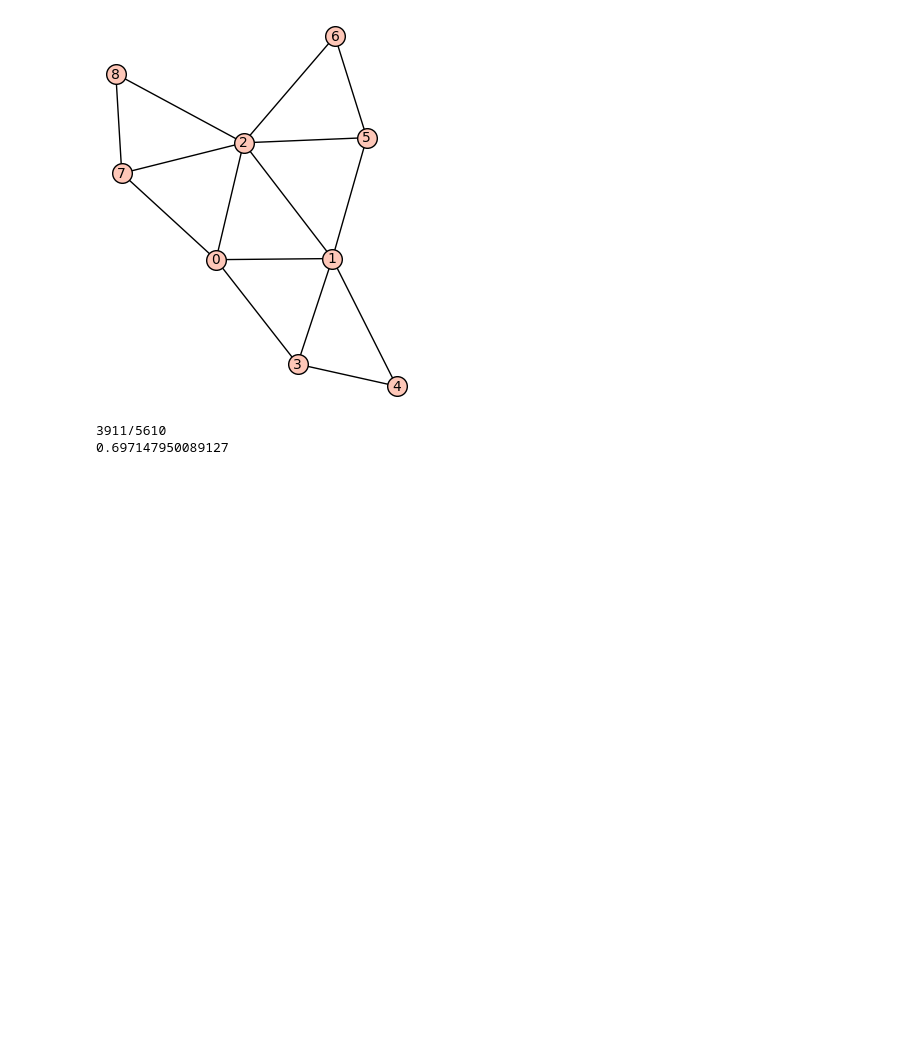
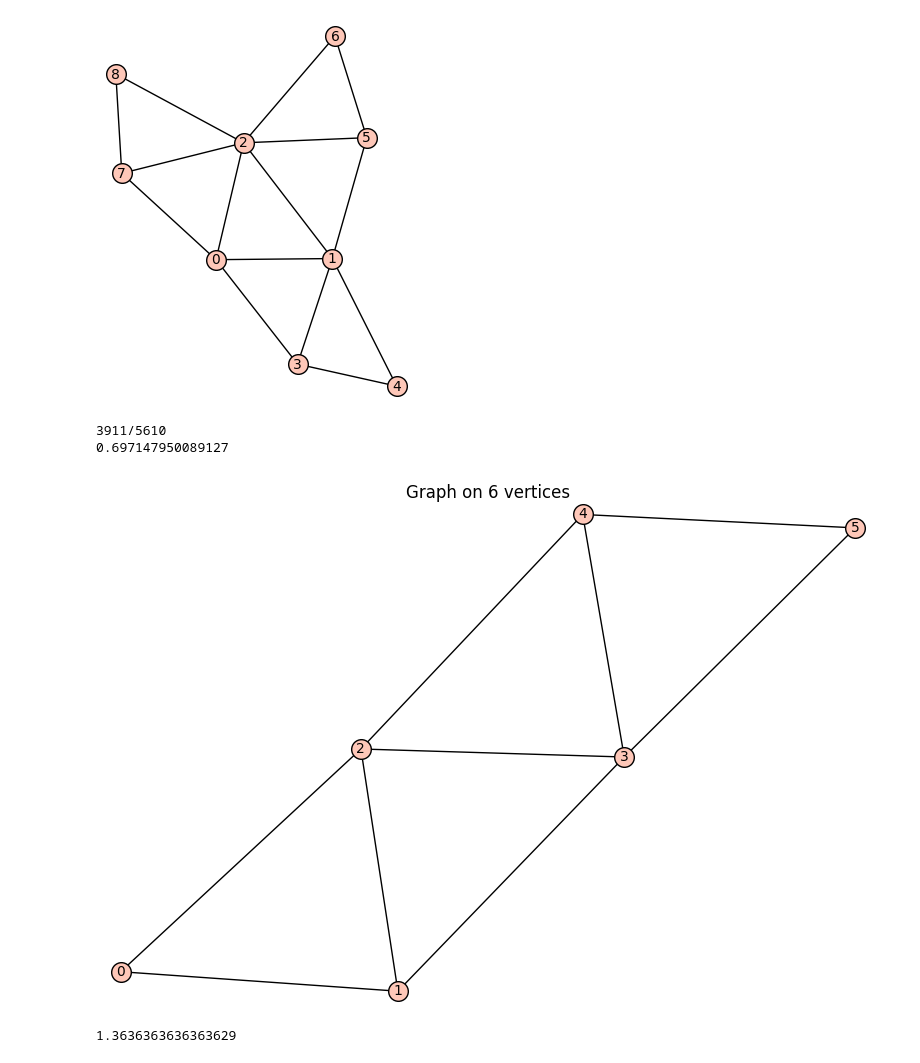
Before and after one commit to mathmanda/SGTCode, a Jupyter notebook: Branched_2Trees_and_Pinwheels.ipynb, the cells around one changed output. Cells and saved outputs as stored; diff of their text form; code cells hidden in the pictures; blank space fills up the shorter version.

```diff
--- a/Branched_2Trees_and_Pinwheels.ipynb
+++ b/Branched_2Trees_and_Pinwheels.ipynb
@@ -113,3 +113,14 @@ print m.n()
 # %% [output]
 3911/5610
 0.697147950089127
+# %%
+G = Graph()
+G.add_edges([[0,1]])
+# %%
+AddLinear2TreeBranch(G,0,1,4)
+# %% [output]
+[figure, added]
+# %%
+resistance_distance(G,(0,5))
+# %% [output]
+1.3636363636363629
```
Also changed, not shown: parts of 16 cells of this notebook, 2 other files.
